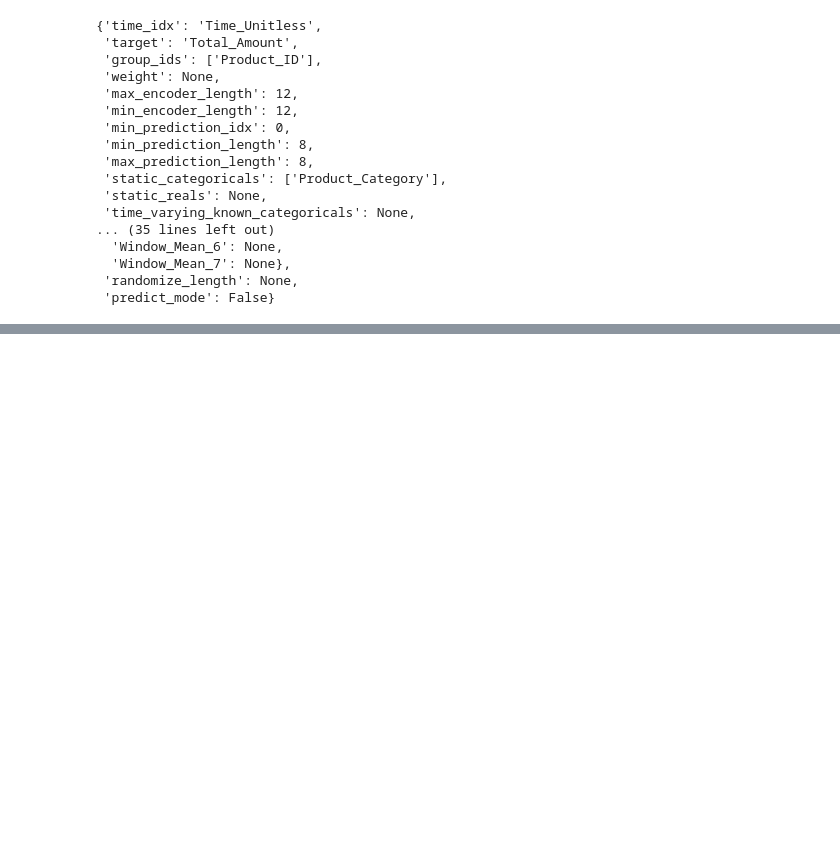
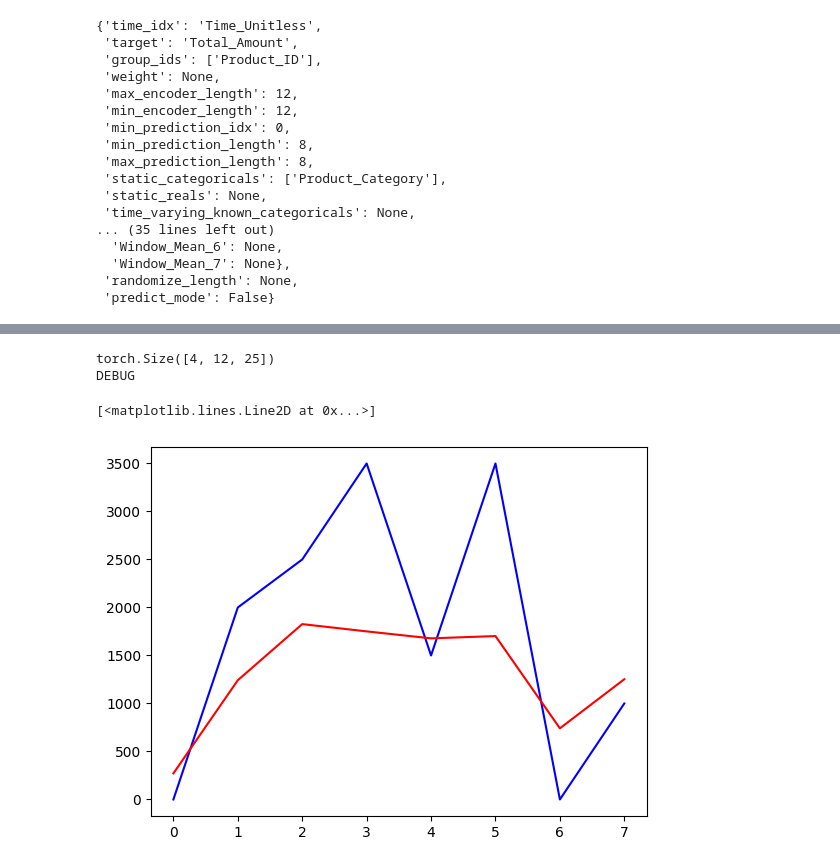
Before and after one commit to corcasta/pandora_tech_test, a Jupyter notebook: notebooks/model.ipynb, the cells around one changed output, grey strips where cells are left out. Drawn from its saved outputs; the diff is of its cells as text; code cells hidden in the pictures; blank space fills up the shorter version.

```diff
--- a/notebooks/model.ipynb
+++ b/notebooks/model.ipynb
@@ -86,5 +122,4 @@ valid_dataset = TimeSeriesDataSet.from_dataset(train_dataset, data, min_predicti
 # %%
-train_dataloader = train_dataset.to_dataloader(batch_size=4, train=True)
+train_dataloader = train_dataset.to_dataloader(batch_size=2)
 
-valid_dataloader = valid_dataset.to_dataloader(
-    train=False, batch_size=4, num_workers=0)#, batch_sampler="synchronized"
+valid_dataloader = valid_dataset.to_dataloader(batch_size=2)#, batch_sampler="synchronized"
@@ -152,0 +316,5 @@ x, y = next(iter(train_dataloader))
+# %%
+num_epochs = 2
+batch_size = 4
+device = torch.device("cuda" if torch.cuda.is_available() else "cpu")
+model = TCNPredictor(input_size=13, seq_len=max_encoder_length, output_size=8).to(device)
@@ -152,0 +360,17 @@ x, y = next(iter(train_dataloader))
+# %%
+x, y = next(iter(train_dataloader))
+output = model(x["encoder_cont"].to(device).float())
+# %% [output]
+torch.Size([4, 12, 25])
+DEBUG
+# %%
+
+pred = output.cpu().detach().numpy()
+# %%
+import matplotlib.pyplot as plt
+i = 0
+plt.plot([i for i in range(y[0].shape[1])], y[0].numpy()[i,:], 'b')
+plt.plot([i for i in range(y[0].shape[1])], pred[i,:], 'r')
+# %% [output]
+[<matplotlib.lines.Line2D at 0x...>]
+[figure, added]
```
Also changed, not shown: parts of 18 cells of this notebook, 11 other files.
